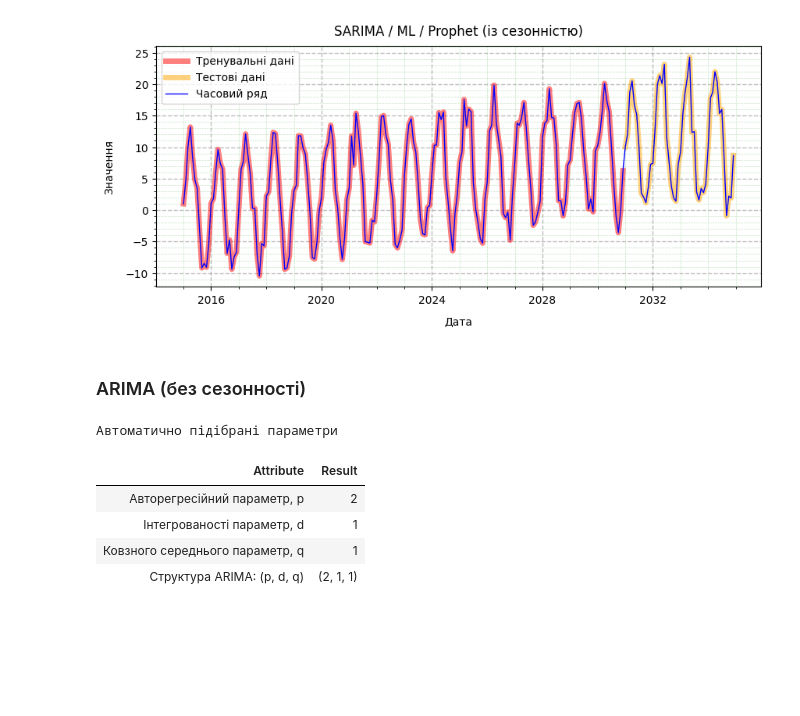
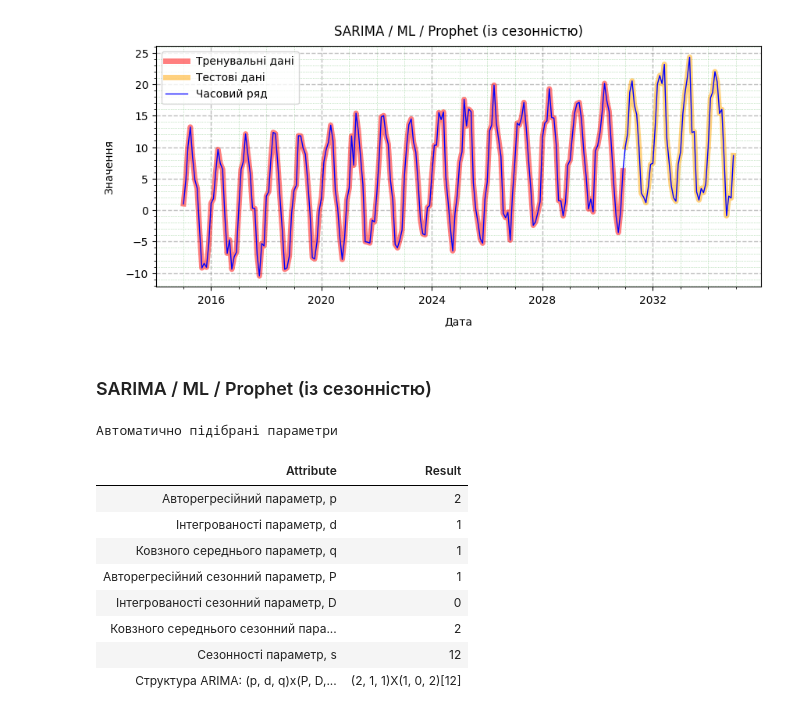
Before and after one commit to BogdanPinchuk/DataScience-PBY_HW16, a Jupyter notebook: Bohdan_Pinchuk_DS_HW16.ipynb, the cells around one changed output. Drawn from its saved outputs; the diff is of its cells as text; code cells hidden in the pictures; blank space fills up the shorter version.

```diff
--- a/Bohdan_Pinchuk_DS_HW16.ipynb
+++ b/Bohdan_Pinchuk_DS_HW16.ipynb
@@ -969,6 +972,8 @@ plt.show()
 # %% [output]
 [figure]
 # %%
+# Training
+
 import joblib
 import apps.reporter as rpt
 from pmdarima import auto_arima
@@ -984,37 +989,45 @@ file_path = Path(model_file_name)
 # try to load model
 if load_model and file_path.exists():
     model = joblib.load(model_file_name)
 else:
     model = auto_arima(
         Y_train_s["y"],
         m=seasonal_period_s,  # період сезонності
         seasonal=True,  # із сезонністю
         stepwise=True,  # алгоритм пошуку Бокса — Дженкінса, швидше ніж перебір (Grid Search)
         error_action="ignore",
         suppress_warnings=True,
         # n_jobs=-1, # використовувати коли  stepwise=False
     )
     # save model
     joblib.dump(model, model_file_name)
 
 rp = rpt.Reporter()
 rp.add_item("Авторегресійний параметр, p", str(model.order[0]))
 rp.add_item("Інтегрованості параметр, d", str(model.order[1]))
 rp.add_item(f"Ковзного середнього параметр, q", str(model.order[2]))
-rp.add_item("Структура ARIMA: (p, d, q)", str(model.order))
+rp.add_item("Авторегресійний сезонний параметр, P", str(model.seasonal_order[0]))
+rp.add_item("Інтегрованості сезонний параметр, D", str(model.seasonal_order[1]))
+rp.add_item(f"Ковзного середнього сезонний параметр, Q", str(model.seasonal_order[2]))
+rp.add_item(f"Cезонності параметр, s", str(model.seasonal_order[-1]))
+rp.add_item("Структура ARIMA: (p, d, q)x(P, D, Q)s", f"{model.order}X{model.seasonal_order[:-1]}[{model.seasonal_order[-1]}]")
 
 # Print results
-display(Markdown(f"### {ds_arima_name}"))
+display(Markdown(f"### {ds_seasonal_name}"))
 rp.print_pd_report("Автоматично підібрані параметри")
 print(model.summary())
 # %% [output]
-### ARIMA (без сезонності)
+### SARIMA / ML / Prophet (із сезонністю)
 Автоматично підібрані параметри
 | Attribute | Result |
 | Авторегресійний параметр, p | 2 |
 | Інтегрованості параметр, d | 1 |
 | Ковзного середнього параметр, q | 1 |
-| Структура ARIMA: (p, d, q) | (2, 1, 1) |
+| Авторегресійний сезонний параметр, P | 1 |
+| Інтегрованості сезонний параметр, D | 0 |
+| Ковзного середнього сезонний пара... | 2 |
+| Cезонності параметр, s | 12 |
+| Структура ARIMA: (p, d, q)x(P, D,... | (2, 1, 1)X(1, 0, 2)[12] |
                                         SARIMAX Results
 ===============================================================================================
 Dep. Variable:                                       y   No. Observations:                  192
```
Also changed, not shown: parts of 7 cells of this notebook.
